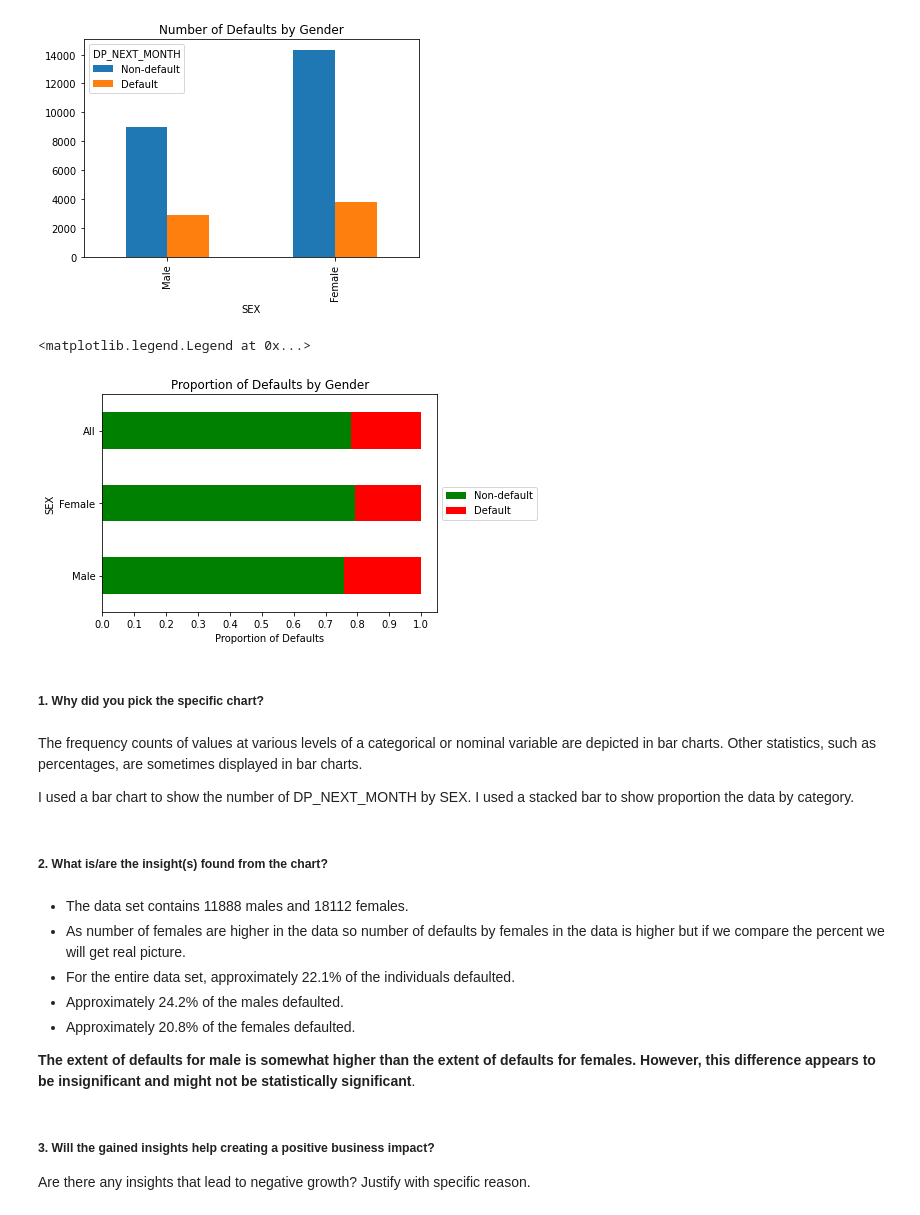
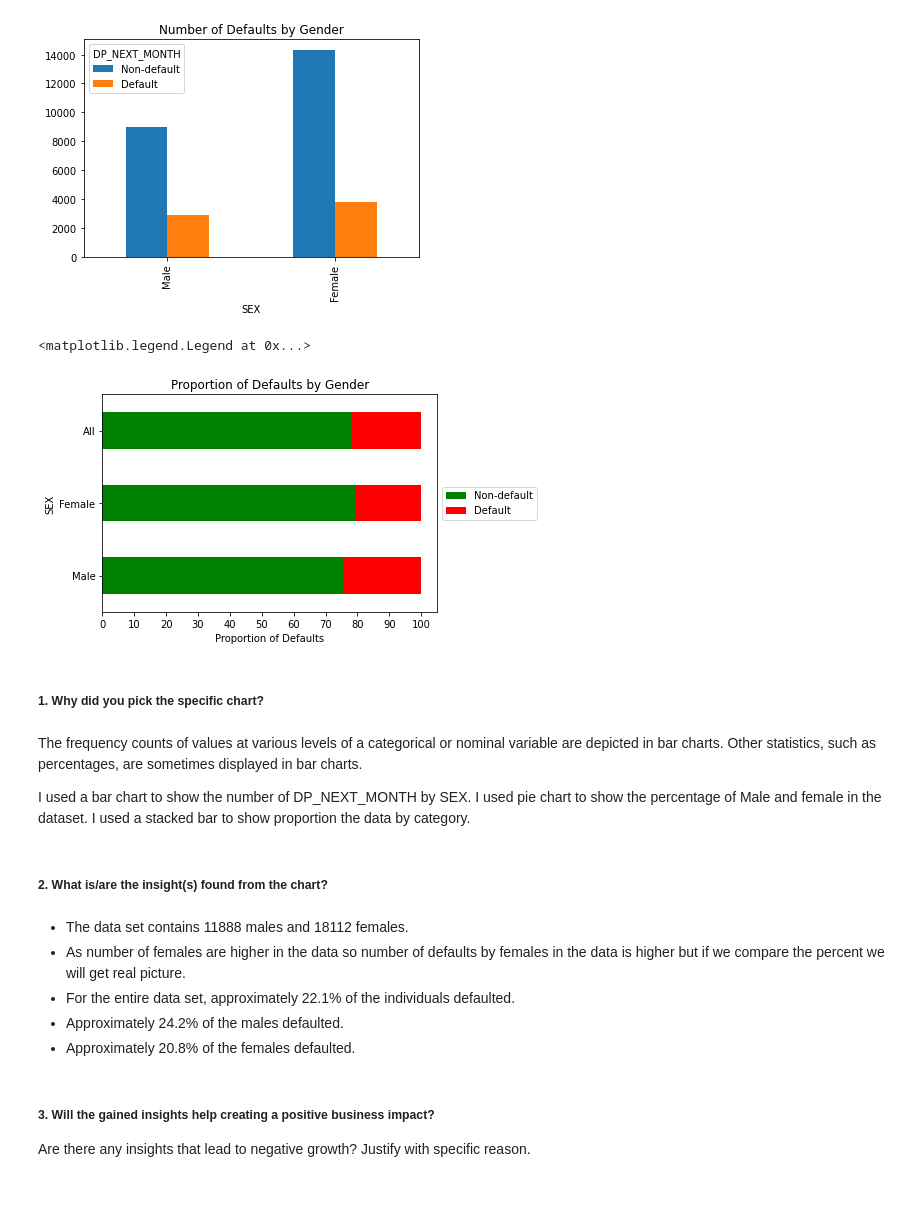
Before and after one commit to Navneet2409/credit-card-default-prediction, a Jupyter notebook: Credit_Card_Notebook_Navneet_Keshri.ipynb, the cells around one changed output. Saved outputs shown, nothing was run; the diff lists cells and outputs as text; code cells hidden in the pictures.

```diff
--- a/Credit_Card_Notebook_Navneet_Keshri.ipynb
+++ b/Credit_Card_Notebook_Navneet_Keshri.ipynb
@@ -924,7 +924,7 @@ df_gender
 | All | 11888 | 18112 | 30000 |
 # %%
 # creating a percentage table by dividing each column by the column's total.
-df_gender_percent =  df_gender / df_gender.loc['All']
+df_gender_percent =  (df_gender / df_gender.loc['All'])*100
 df_gender_percent
 # %% [output]
 | SEX | Male | Female | All |
@@ -962,18 +957,19 @@ ax2.set(title = 'Number of Defaults by Gender')
 [figure]
 # %%
 # Plot the proportion of defaults by gender
-ax3 = df_gender_percent[0:2].T.plot.barh(stacked=True, xticks=list(np.linspace(0, 1, 11)),color = ['green','red'])
-ax3.set(title = 'Proportion of Defaults by Gender',xlabel = 'Proportion of Defaults')
+ax4 = df_gender_percent[0:2].T.plot.barh(stacked=True, xticks=list(np.linspace(0, 100, 11)),color = ['green','red'])
+ax4.set(title = 'Proportion of Defaults by Gender',xlabel = 'Proportion of Defaults')
 plt.legend(loc='center left', bbox_to_anchor=(1.0, 0.5))
 # %% [output]
 <matplotlib.legend.Legend at 0x...>
-[figure, old version]
+[figure, new version]
 # %% [markdown]
 ##### 1. Why did you pick the specific chart?
 # %% [markdown]
 The frequency counts of values at various levels of a categorical or nominal variable are depicted in bar charts. Other statistics, such as percentages, are sometimes displayed in bar charts.
 
 I used a bar chart to show the number of DP_NEXT_MONTH by SEX.
+I used pie chart to show the percentage of Male and female in the dataset.
 I used a stacked bar to show proportion the data by category.
 # %% [markdown]
 ##### 2. What is/are the insight(s) found from the chart?
@@ -983,8 +979,6 @@ I used a stacked bar to show proportion the data by category.
 * For the entire data set, approximately 22.1% of the individuals defaulted.
 * Approximately 24.2% of the males defaulted.
 * Approximately 20.8% of the females defaulted.
-
-**The extent of defaults for male is somewhat higher than the extent of defaults for females. However, this difference appears to be insignificant and might not be statistically significant**.
 # %% [markdown]
 ##### 3. Will the gained insights help creating a positive business impact?
 Are there any insights that lead to negative growth? Justify with specific reason.
```
Also changed, not shown: parts of 8 cells of this notebook.
